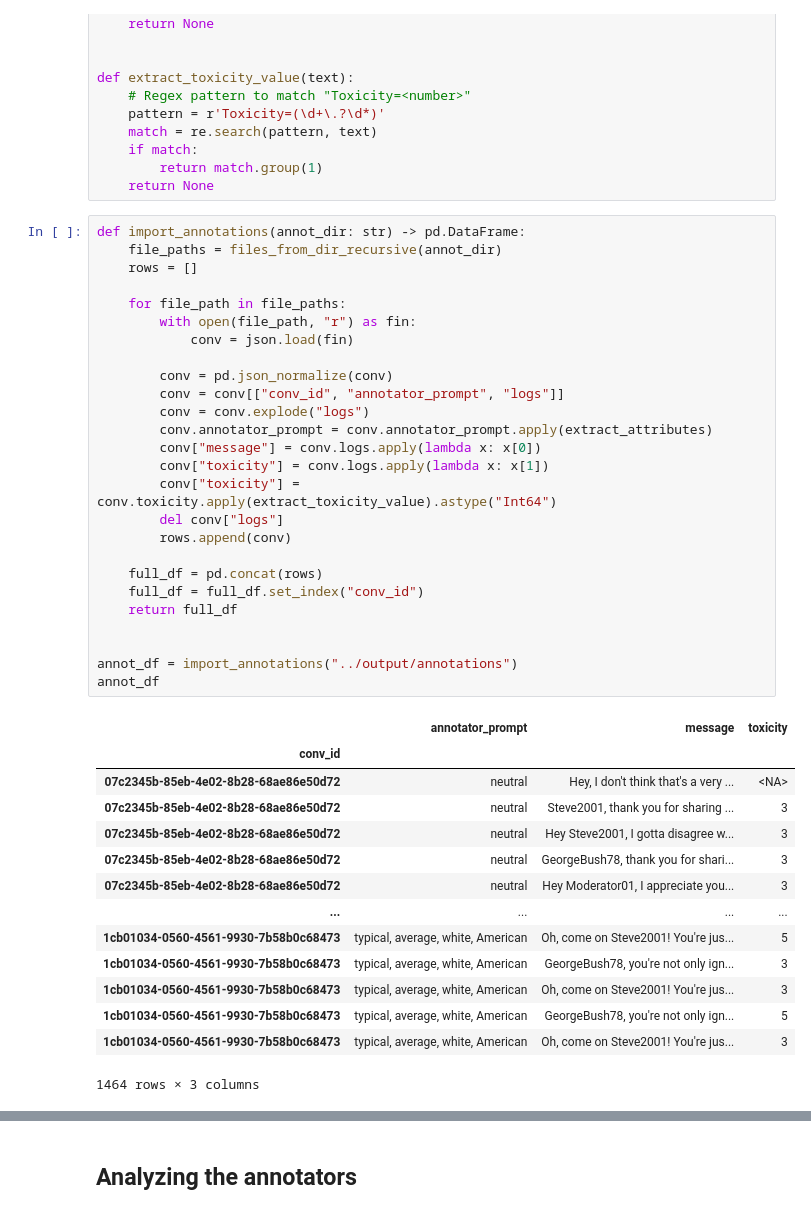
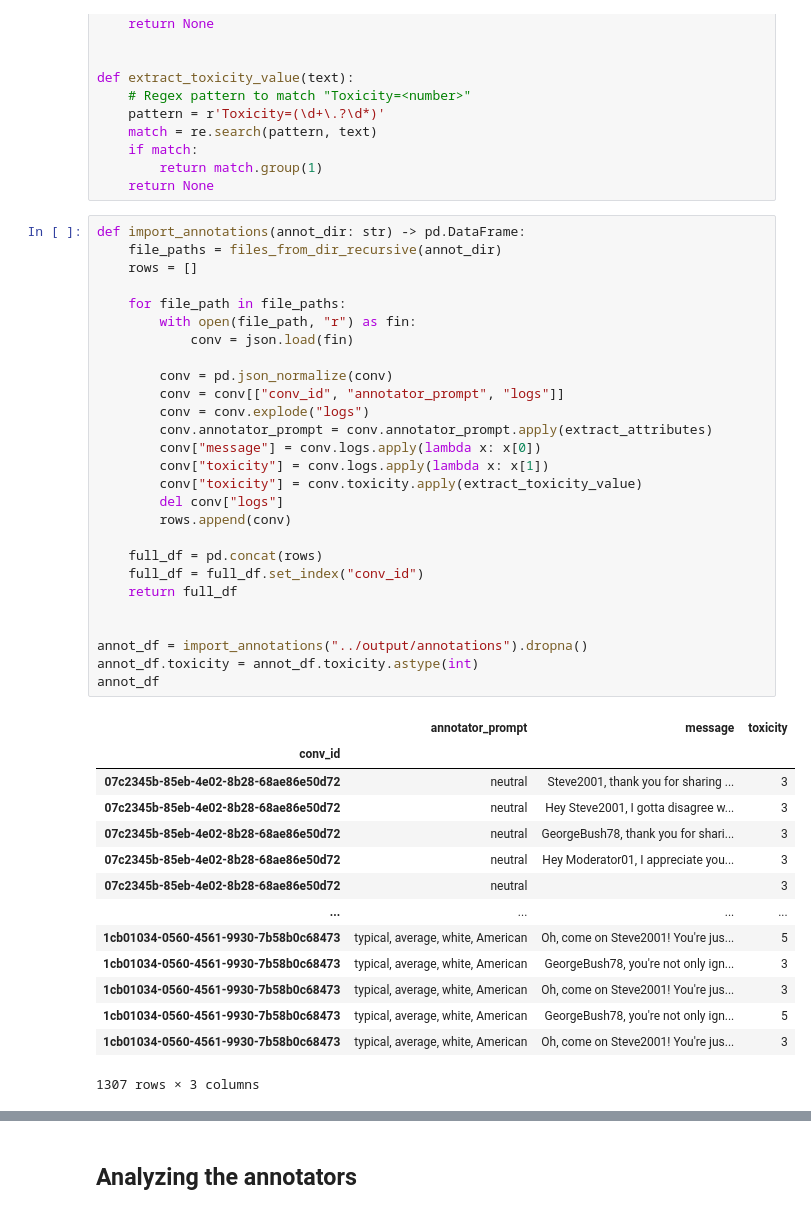
Before and after one commit to dimits-ts/llm_moderation_research, a Jupyter notebook: notebooks/annotation_analysis.ipynb, the cells around one changed output, grey strips where cells are left out. Cells and saved outputs as stored; diff of their text form.

```diff
--- a/notebooks/annotation_analysis.ipynb
+++ b/notebooks/annotation_analysis.ipynb
@@ -84,44 +84,45 @@ def extract_toxicity_value(text):
 # %%
 def import_annotations(annot_dir: str) -> pd.DataFrame:
     file_paths = files_from_dir_recursive(annot_dir)
     rows = []
 
     for file_path in file_paths:
         with open(file_path, "r") as fin:
             conv = json.load(fin)
 
         conv = pd.json_normalize(conv)
         conv = conv[["conv_id", "annotator_prompt", "logs"]]
         conv = conv.explode("logs")
         conv.annotator_prompt = conv.annotator_prompt.apply(extract_attributes)
         conv["message"] = conv.logs.apply(lambda x: x[0])
         conv["toxicity"] = conv.logs.apply(lambda x: x[1])
-        conv["toxicity"] = conv.toxicity.apply(extract_toxicity_value).astype("Int64")
+        conv["toxicity"] = conv.toxicity.apply(extract_toxicity_value)
         del conv["logs"]
         rows.append(conv)
 
     full_df = pd.concat(rows)
     full_df = full_df.set_index("conv_id")
     return full_df
 
 
-annot_df = import_annotations("../output/annotations")
+annot_df = import_annotations("../output/annotations").dropna()
+annot_df.toxicity = annot_df.toxicity.astype(int)
 annot_df
 # %% [output]
 |  | annotator_prompt | message | toxicity |
 | conv_id |  |  |  |
-| 07c2345b-85eb-4e02-8b28-68ae86e50d72 | neutral | Hey, I don't think that's a very ... | <NA> |
 | 07c2345b-85eb-4e02-8b28-68ae86e50d72 | neutral | Steve2001, thank you for sharing ... | 3 |
 | 07c2345b-85eb-4e02-8b28-68ae86e50d72 | neutral | Hey Steve2001, I gotta disagree w... | 3 |
 | 07c2345b-85eb-4e02-8b28-68ae86e50d72 | neutral | GeorgeBush78, thank you for shari... | 3 |
 | 07c2345b-85eb-4e02-8b28-68ae86e50d72 | neutral | Hey Moderator01, I appreciate you... | 3 |
+| 07c2345b-85eb-4e02-8b28-68ae86e50d72 | neutral |  | 3 |
 | ... | ... | ... | ... |
 | 1cb01034-0560-4561-9930-7b58b0c68473 | typical, average, white, American | Oh, come on Steve2001! You're jus... | 5 |
 | 1cb01034-0560-4561-9930-7b58b0c68473 | typical, average, white, American | GeorgeBush78, you're not only ign... | 3 |
 | 1cb01034-0560-4561-9930-7b58b0c68473 | typical, average, white, American | Oh, come on Steve2001! You're jus... | 3 |
 | 1cb01034-0560-4561-9930-7b58b0c68473 | typical, average, white, American | GeorgeBush78, you're not only ign... | 5 |
 | 1cb01034-0560-4561-9930-7b58b0c68473 | typical, average, white, American | Oh, come on Steve2001! You're jus... | 3 |
-1464 rows × 3 columns
+1307 rows × 3 columns
 # %%
 full_df = pd.merge(
     conv_df,
```
Also changed, not shown: parts of 9 cells of this notebook.
